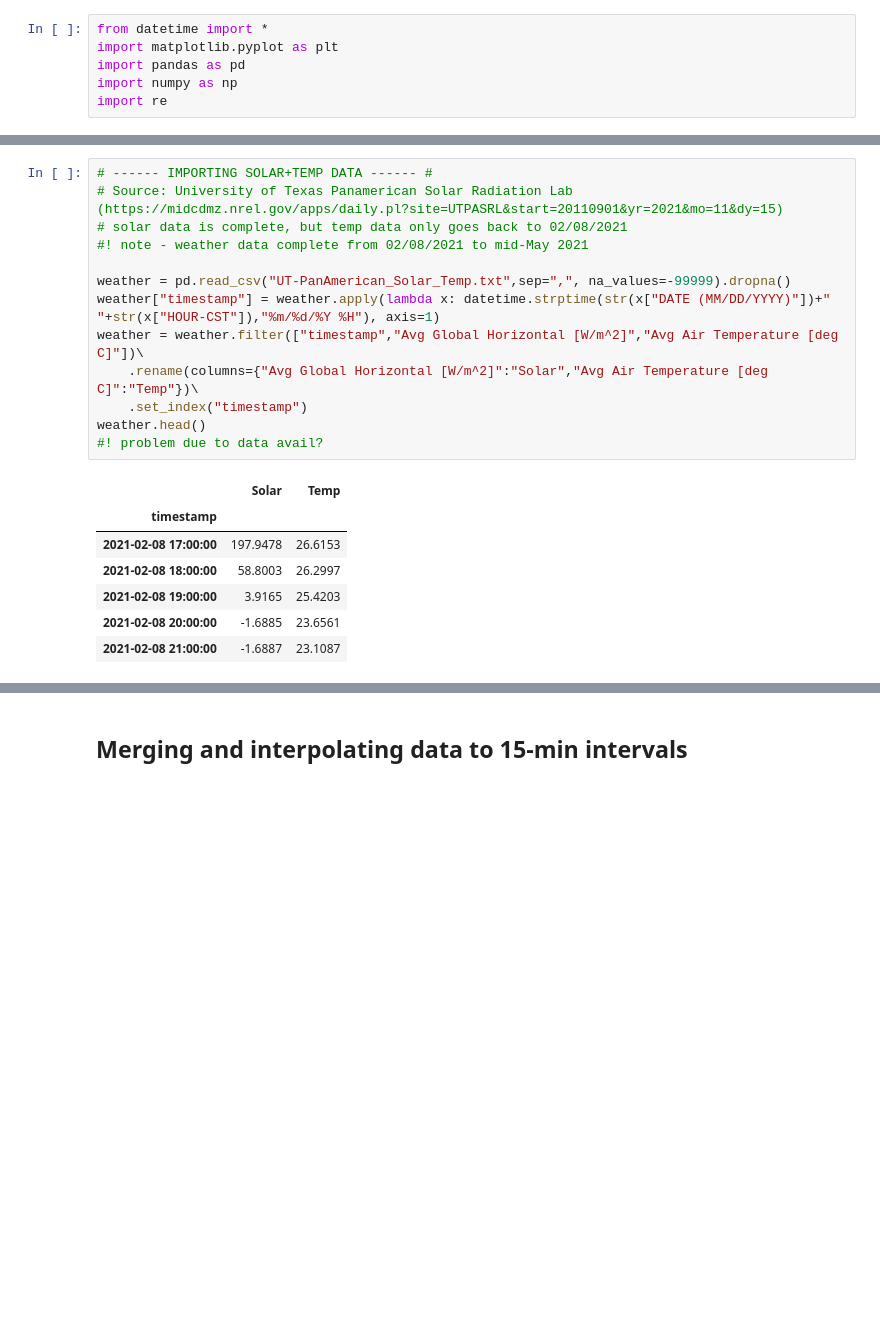
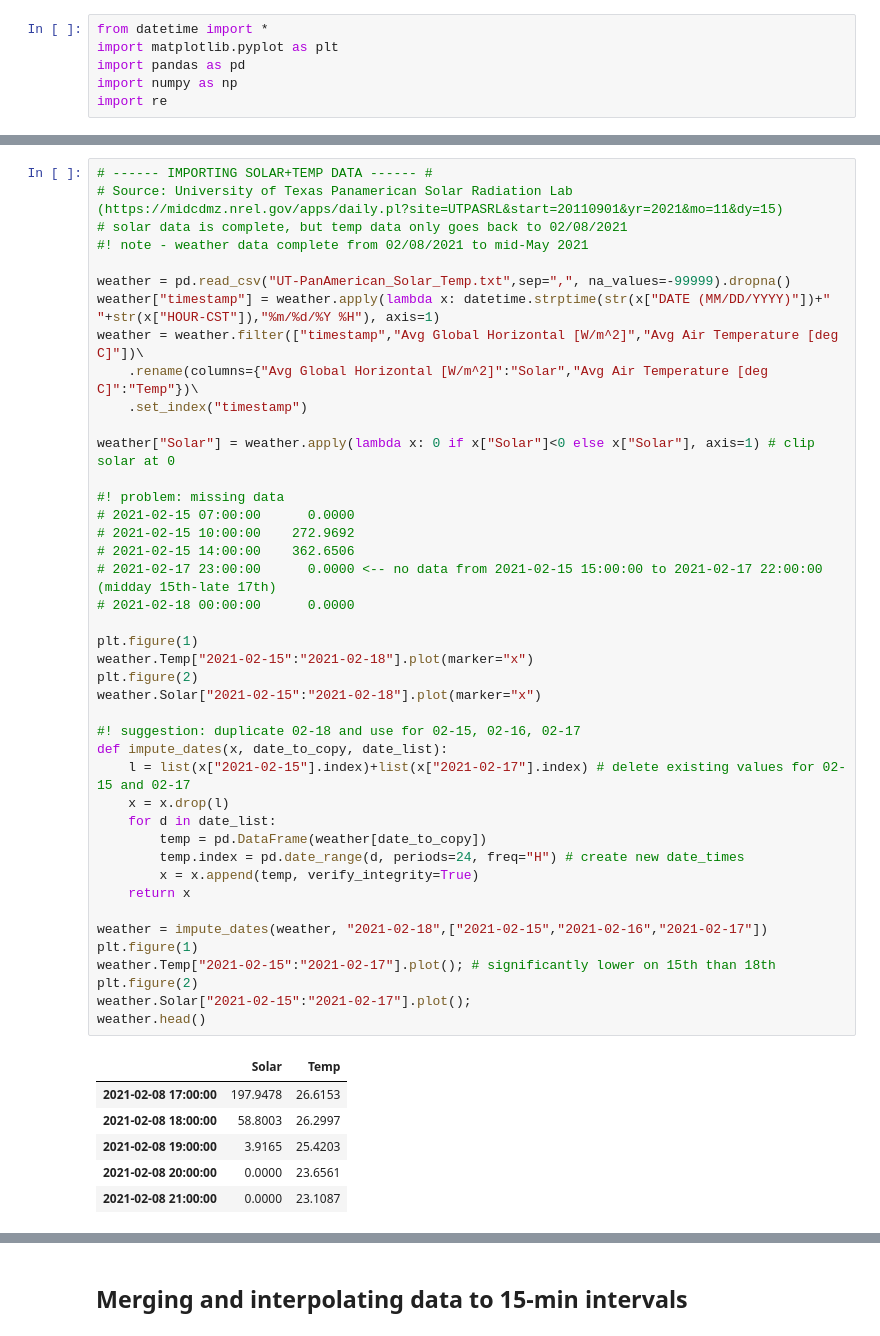
Before and after one commit to olin-shipstead/ERCOT_TE_Simulation, a Jupyter notebook: ERCOT_Load_Response_Model.ipynb, the cells around one changed output, grey strips where cells are left out. Drawn from its saved outputs; the diff is of its cells as text; blank space fills up the shorter version.

```diff
--- a/ERCOT_Load_Response_Model.ipynb
+++ b/ERCOT_Load_Response_Model.ipynb
@@ -37,21 +39,49 @@ load.head()
 # %%
 # ------ IMPORTING SOLAR+TEMP DATA ------ #
 # Source: University of Texas Panamerican Solar Radiation Lab (https://midcdmz.nrel.gov/apps/daily.pl?site=UTPASRL&start=20110901&yr=2021&mo=11&dy=15)
 # solar data is complete, but temp data only goes back to 02/08/2021
 #! note - weather data complete from 02/08/2021 to mid-May 2021
 
 weather = pd.read_csv("UT-PanAmerican_Solar_Temp.txt",sep=",", na_values=-99999).dropna()
 weather["timestamp"] = weather.apply(lambda x: datetime.strptime(str(x["DATE (MM/DD/YYYY)"])+" "+str(x["HOUR-CST"]),"%m/%d/%Y %H"), axis=1)
 weather = weather.filter(["timestamp","Avg Global Horizontal [W/m^2]","Avg Air Temperature [deg C]"])\
     .rename(columns={"Avg Global Horizontal [W/m^2]":"Solar","Avg Air Temperature [deg C]":"Temp"})\
     .set_index("timestamp")
+
+weather["Solar"] = weather.apply(lambda x: 0 if x["Solar"]<0 else x["Solar"], axis=1) # clip solar at 0
+
+#! problem: missing data
+# 2021-02-15 07:00:00      0.0000
+# 2021-02-15 10:00:00    272.9692
+# 2021-02-15 14:00:00    362.6506
+# 2021-02-17 23:00:00      0.0000 <-- no data from 2021-02-15 15:00:00 to 2021-02-17 22:00:00 (midday 15th-late 17th)
+# 2021-02-18 00:00:00      0.0000
+
+plt.figure(1)
+weather.Temp["2021-02-15":"2021-02-18"].plot(marker="x")
+plt.figure(2)
+weather.Solar["2021-02-15":"2021-02-18"].plot(marker="x")
+
+#! suggestion: duplicate 02-18 and use for 02-15, 02-16, 02-17
+def impute_dates(x, date_to_copy, date_list):
+    l = list(x["2021-02-15"].index)+list(x["2021-02-17"].index) # delete existing values for 02-15 and 02-17
+    x = x.drop(l)
+    for d in date_list:
+        temp = pd.DataFrame(weather[date_to_copy])
+        temp.index = pd.date_range(d, periods=24, freq="H") # create new date_times
+        x = x.append(temp, verify_integrity=True)
+    return x
+
+weather = impute_dates(weather, "2021-02-18",["2021-02-15","2021-02-16","2021-02-17"])
+plt.figure(1)
+weather.Temp["2021-02-15":"2021-02-17"].plot(); # significantly lower on 15th than 18th
+plt.figure(2)
+weather.Solar["2021-02-15":"2021-02-17"].plot();
 weather.head()
-#! problem due to data avail?
 # %% [output]
 |  | Solar | Temp |
-| timestamp |  |  |
 | 2021-02-08 17:00:00 | 197.9478 | 26.6153 |
 | 2021-02-08 18:00:00 | 58.8003 | 26.2997 |
 | 2021-02-08 19:00:00 | 3.9165 | 25.4203 |
-| 2021-02-08 20:00:00 | -1.6885 | 23.6561 |
-| 2021-02-08 21:00:00 | -1.6887 | 23.1087 |
+| 2021-02-08 20:00:00 | 0.0000 | 23.6561 |
+| 2021-02-08 21:00:00 | 0.0000 | 23.1087 |
```
Also changed, not shown: parts of 27 cells of this notebook.
